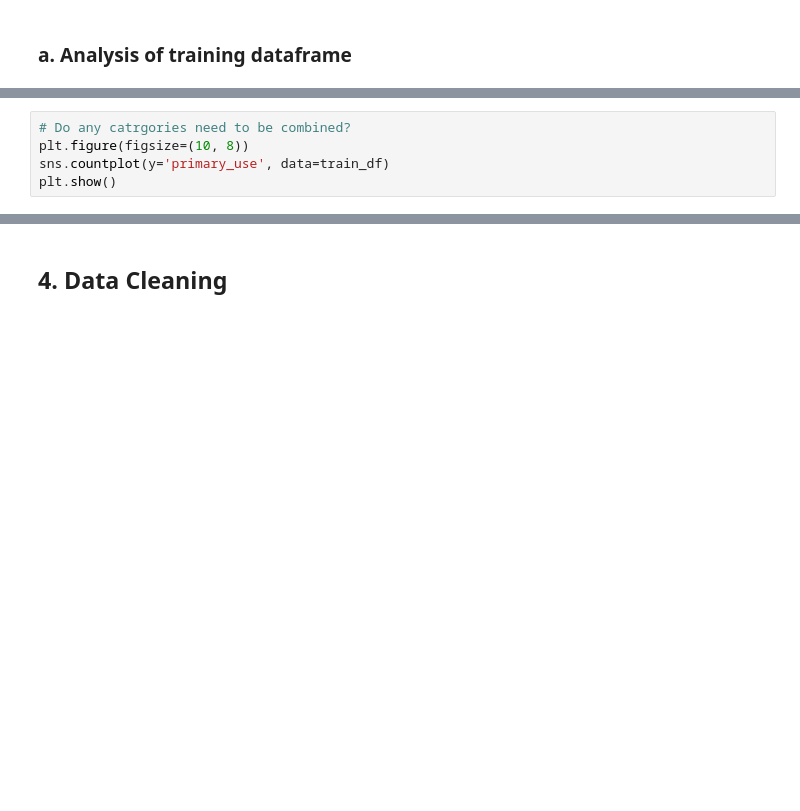
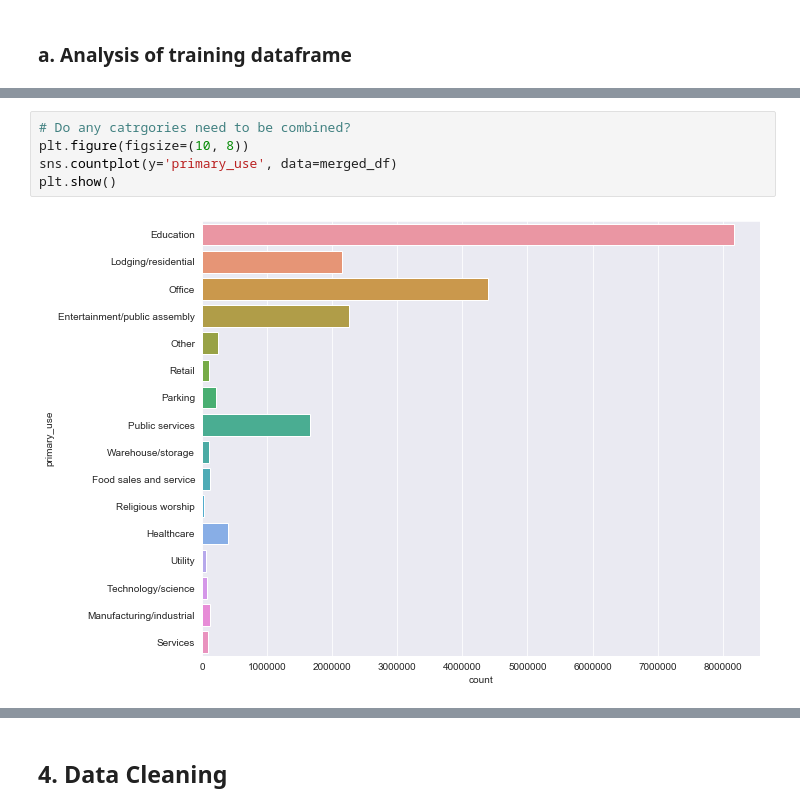
Before and after one commit to Joy879/DataScience-GreatEnergyPredictor, a Jupyter notebook: ASHRAE - Great Energy Predictor III.ipynb, the cells around one changed output, grey strips where cells are left out. Saved outputs shown, nothing was run; the diff lists cells and outputs as text; blank space fills up the shorter version.

```diff
--- a/ASHRAE - Great Energy Predictor III.ipynb
+++ b/ASHRAE - Great Energy Predictor III.ipynb
@@ -109,8 +220,10 @@ plt.plot()
 # %%
 # Do any catrgories need to be combined?
 plt.figure(figsize=(10, 8))
-sns.countplot(y='primary_use', data=train_df)
+sns.countplot(y='primary_use', data=merged_df)
 plt.show()
+# %% [output]
+[figure, added]
 # %%
 # Will removing floor count affect my model?
 plt.figure(figsize=(10, 8))
```
Also changed, not shown: parts of 29 cells of this notebook, 1 other file.
